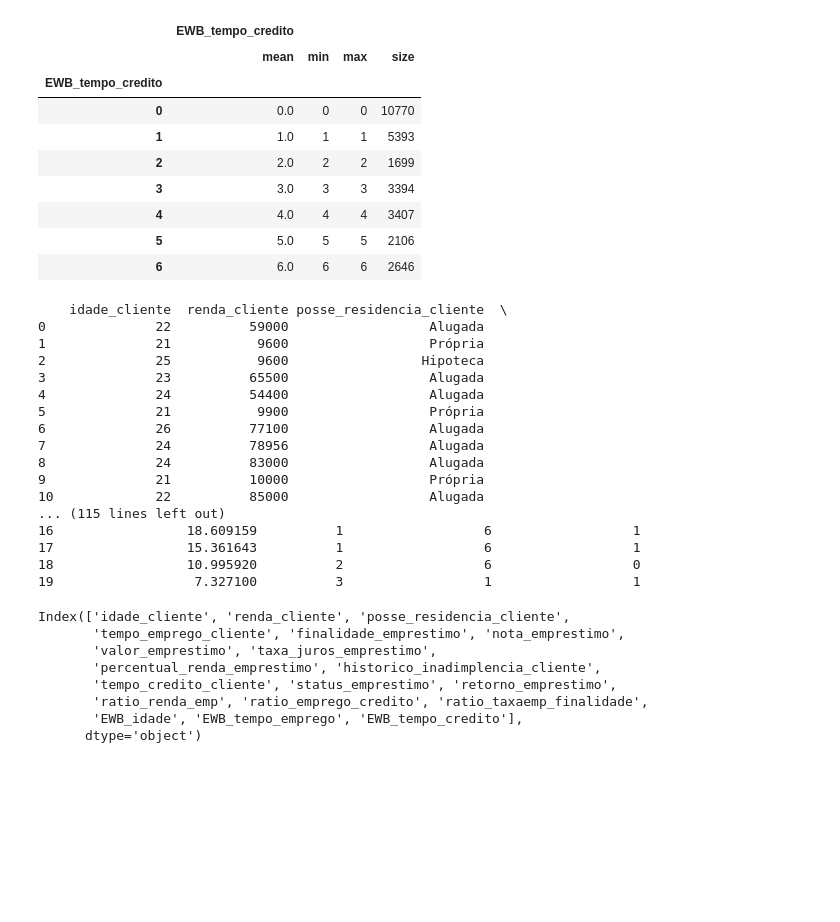
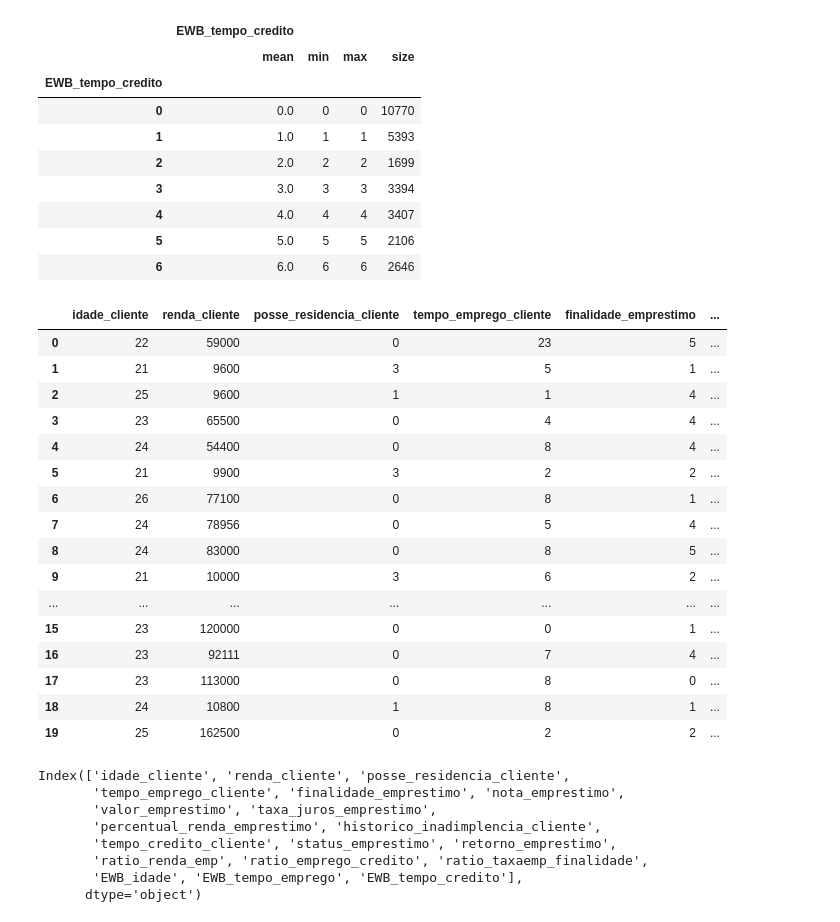
Before and after one commit to GBibiano/risco-credito, a Jupyter notebook: modelagem.ipynb, the cells around one changed output. Drawn from its saved outputs; the diff is of its cells as text; code cells hidden in the pictures; blank space fills up the shorter version.

```diff
--- a/modelagem.ipynb
+++ b/modelagem.ipynb
@@ -184,26 +191,27 @@ df.groupby('EWB_tempo_credito').agg({'EWB_tempo_credito':['mean','min','max', 's
 | 4 | 4.0 | 4 | 4 | 3407 |
 | 5 | 5.0 | 5 | 5 | 2106 |
 | 6 | 6.0 | 6 | 6 | 2646 |
-# %%
-print(df.head(20))
-# %% [output]
-    idade_cliente  renda_cliente posse_residencia_cliente  \
-0              22          59000                  Alugada
-1              21           9600                  Própria
-2              25           9600                 Hipoteca
-3              23          65500                  Alugada
-4              24          54400                  Alugada
-5              21           9900                  Própria
-6              26          77100                  Alugada
-7              24          78956                  Alugada
-8              24          83000                  Alugada
-9              21          10000                  Própria
-10             22          85000                  Alugada
-... (115 lines left out)
-16                 18.609159          1                  6                  1
-17                 15.361643          1                  6                  1
-18                 10.995920          2                  6                  0
-19                  7.327100          3                  1                  1
+# %%
+# visualizando o dataset após implementação
+df.head(15)
+# %% [output]
+|  | idade_cliente | renda_cliente | posse_residencia_cliente | tempo_emprego_cliente | finalidade_emprestimo | ... |
+| 0 | 22 | 59000 | 0 | 23 | 5 | ... |
+| 1 | 21 | 9600 | 3 | 5 | 1 | ... |
+| 2 | 25 | 9600 | 1 | 1 | 4 | ... |
+| 3 | 23 | 65500 | 0 | 4 | 4 | ... |
+| 4 | 24 | 54400 | 0 | 8 | 4 | ... |
+| 5 | 21 | 9900 | 3 | 2 | 2 | ... |
+| 6 | 26 | 77100 | 0 | 8 | 1 | ... |
+| 7 | 24 | 78956 | 0 | 5 | 4 | ... |
+| 8 | 24 | 83000 | 0 | 8 | 5 | ... |
+| 9 | 21 | 10000 | 3 | 6 | 2 | ... |
+| ... | ... | ... | ... | ... | ... | ... |
+| 15 | 23 | 120000 | 0 | 0 | 1 | ... |
+| 16 | 23 | 92111 | 0 | 7 | 4 | ... |
+| 17 | 23 | 113000 | 0 | 8 | 0 | ... |
+| 18 | 24 | 10800 | 1 | 8 | 1 | ... |
+| 19 | 25 | 162500 | 0 | 2 | 2 | ... |
 # %%
 df.columns
 # %% [output]
```
Also changed, not shown: parts of 38 cells of this notebook.
